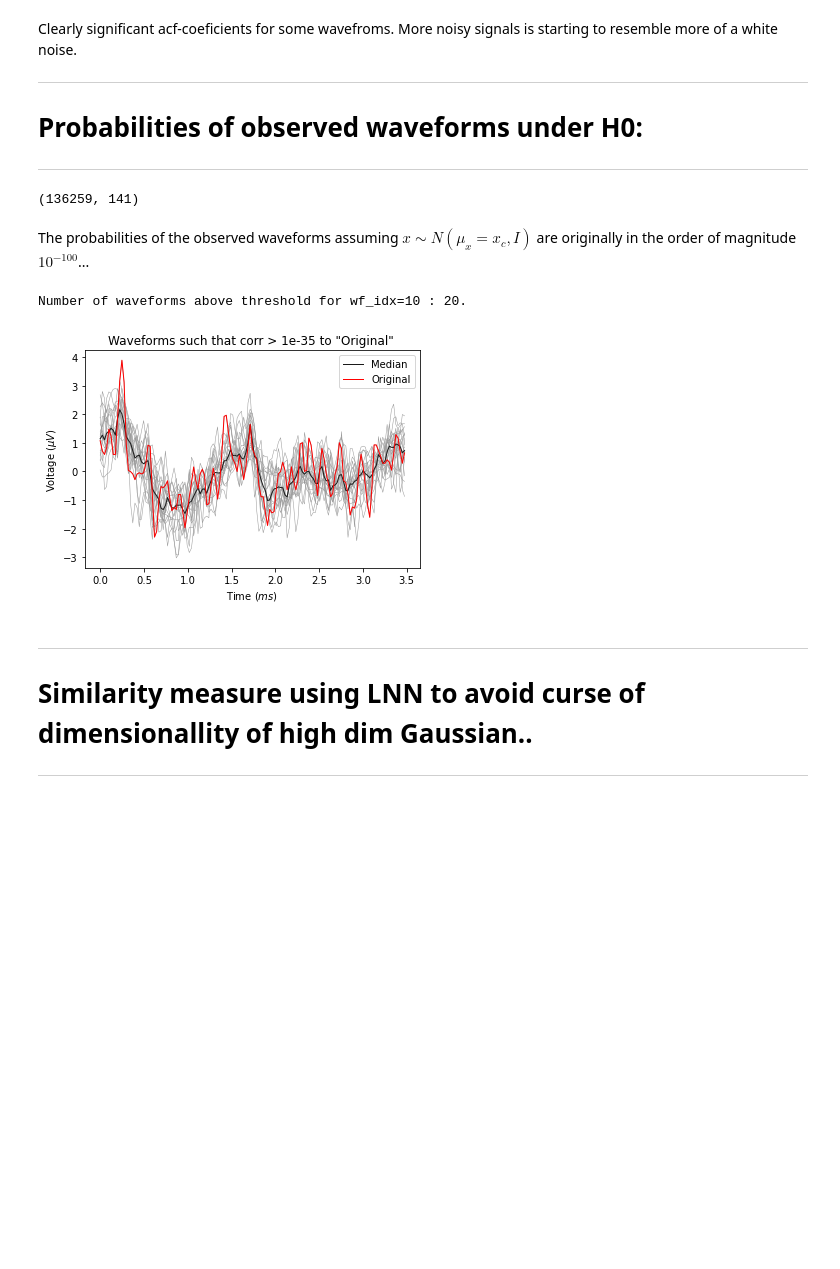
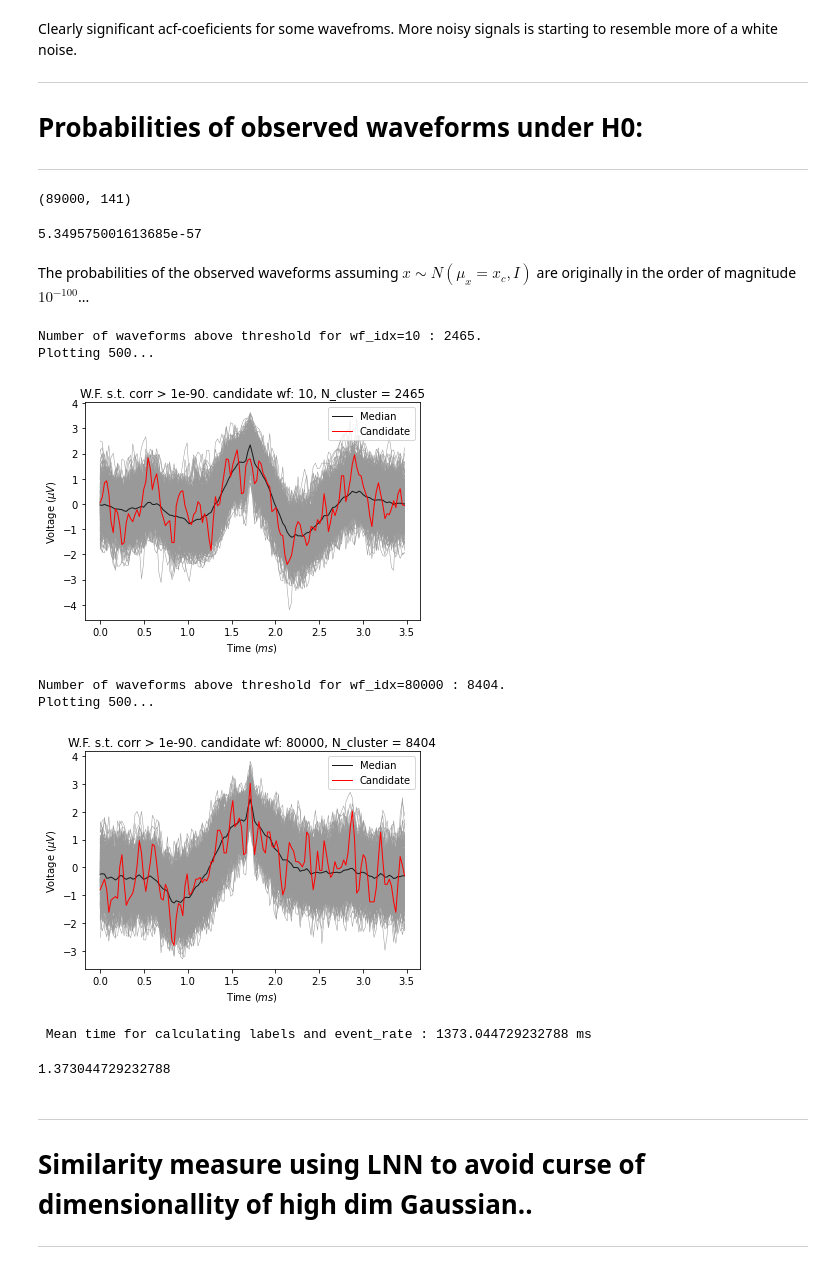
Before and after one commit to gabberiel/cytokine_activity, a Jupyter notebook: gg_jupyters/tune_ev_label_hyp_params_.ipynb, the cells around one changed output. Saved outputs shown, nothing was run; the diff lists cells and outputs as text; code cells hidden in the pictures; blank space fills up the shorter version.

```diff
--- a/gg_jupyters/tune_ev_label_hyp_params_.ipynb
+++ b/gg_jupyters/tune_ev_label_hyp_params_.ipynb
@@ -405,22 +419,44 @@ Clearly significant acf-coeficients for some wavefroms. More noisy signals is st
 # %%
 from scipy import stats
 c = 10
+var=1
 test_stat = std_waveforms - std_waveforms[c,:]
 print(test_stat.shape)
 mean = np.zeros((test_stat.shape[-1]))
-var = np.eye(test_stat.shape[-1])
-probs = stats.multivariate_normal.pdf(test_stat,mean,var)*1e57
+covvar = np.eye(test_stat.shape[-1])*var
+probs = stats.multivariate_normal.pdf(test_stat,mean,covvar)
+print(probs[c])
 # %% [output]
-(136259, 141)
+(89000, 141)
+5.349575001613685e-57
 # %% [markdown]
 The probabilities of the observed waveforms assuming $x \sim N(\mu_x=x_c,I)$ are originally in the order of magnitude $10^{-100}$...
-# %%
-bool_labels = probs>1e-25
-#sum(bool_labels)
-plot_correlated_wf(i_test,std_waveforms,bool_labels,1e-35,saveas=None,verbose=True )
-# %% [output]
-Number of waveforms above threshold for wf_idx=10 : 20.
-[figure, removed]
+# %%
+import time
+NN=1
+prob_thres = 1e-90
+var = 0.5
+covvar = np.eye(test_stat.shape[-1])*var
+t0 = time.time()
+for c in [10,80000]:
+    probs = stats.multivariate_normal.pdf(std_waveforms,std_waveforms[c,:],covvar)
+    #print(probs[c])
+    bool_labels = probs>prob_thres
+    #sum(bool_labels)
+    plot_correlated_wf(c,std_waveforms,bool_labels,prob_thres,saveas=None,verbose=True )
+t_end = time.time()
+
+print(f' Mean time for calculating labels and event_rate : {(t_end-t0)/NN * 1000} ms')
+t_end-t0
+# %% [output]
+Number of waveforms above threshold for wf_idx=10 : 2465.
+Plotting 500...
+[figure, added]
+Number of waveforms above threshold for wf_idx=80000 : 8404.
+Plotting 500...
+[figure, added]
+ Mean time for calculating labels and event_rate : 1373.044729232788 ms
+1.373044729232788
 # %% [markdown]
 ---
 # Similarity measure using LNN to avoid curse of dimensionallity of high dim Gaussian..
```
Also changed, not shown: parts of 3 cells of this notebook, 11 other files.
